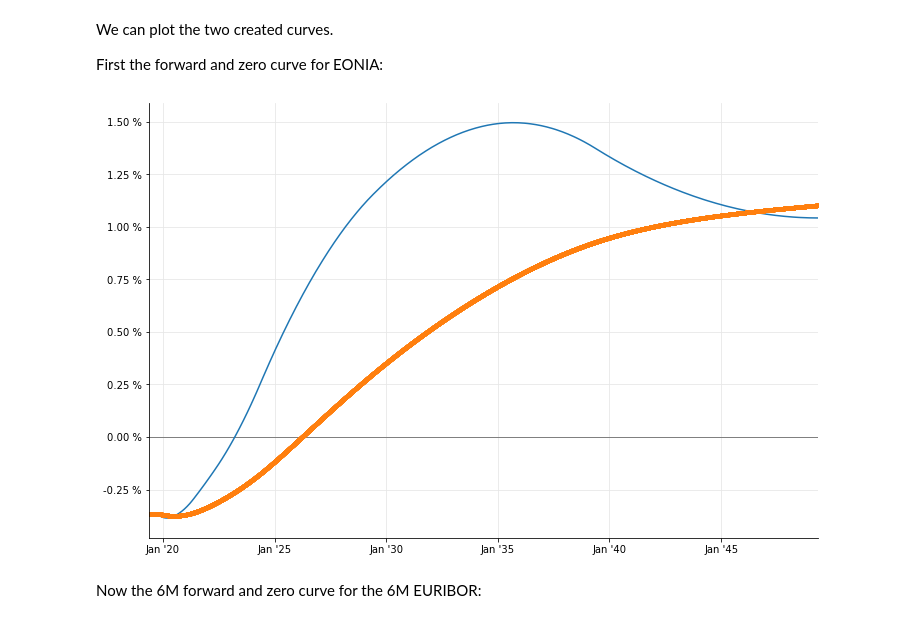
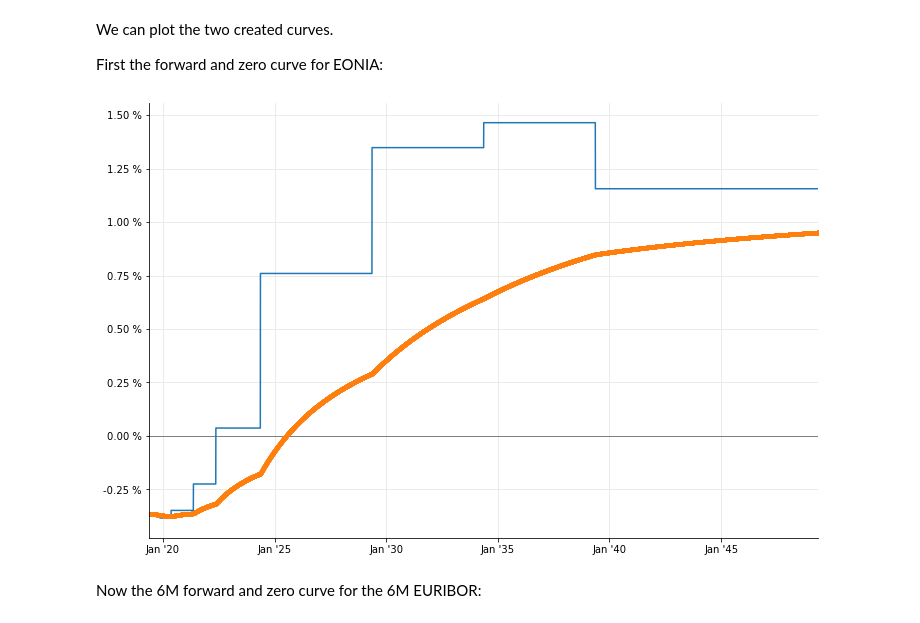
Before and after one commit to ahoecherl/SA_CCR_Allocation, a Jupyter notebook: Exploring Quantlib/Par Sensitivities of a swap.ipynb, the cells around one changed output. Drawn from its saved outputs; the diff is of its cells as text; code cells hidden in the pictures.

```diff
--- a/Exploring Quantlib/Par Sensitivities of a swap.ipynb
+++ b/Exploring Quantlib/Par Sensitivities of a swap.ipynb
@@ -39,7 +39,7 @@ ois_helpers = []
 for tenor, quote in ois_quotes.items():
     ois_helpers.append(ql.OISRateHelper(2, tenor, ql.QuoteHandle(quote), eonia_index))
 
-eonia_curve = ql.PiecewiseLogCubicDiscount(2, ql.TARGET(), ois_helpers, ql.Actual360())
+eonia_curve = ql.PiecewiseFlatForward(2, ql.TARGET(), ois_helpers, ql.Actual360())
 eonia_curve.enableExtrapolation()
 # %% [markdown]
 The EURIBOR 6M curve is built from today's 6M fixing and a couple of fixed float swap quotes.
@@ -88,17 +88,17 @@ First the forward and zero curve for EONIA:
 # %%
 from quantlibpythoncookbook_extras import utils
 
 end= today+ql.Period(30, ql.Years)
 dates= [ql.Date(serial) for serial in range(ql.TARGET().advance(today, 2, ql.Days).serialNumber(), end.serialNumber()+1)]
-forward_rates = [eonia_curve.forwardRate(d, ql.TARGET().advance(d,1,ql.Days), ql.Actual360(), ql.Simple).rate() for d in dates]
-zero_rates = [eonia_curve.zeroRate(d, ql.Actual360(), ql.Simple).rate() for d in dates]
+forward_rates = [eonia_curve.forwardRate(d, ql.TARGET().advance(d,1,ql.Days), ql.Actual360(), ql.Continuous).rate() for d in dates]
+zero_rates = [eonia_curve.zeroRate(d, ql.Actual360(), ql.Continuous).rate() for d in dates]
 
 _, ax = utils.plot()
 utils.highlight_x_axis(ax)
 utils.plot_curve(ax, dates, [(forward_rates, '-')], format_rates=True)
 utils.plot_curve(ax, dates, [(zero_rates, '.')], format_rates=True)
 # %% [output]
-[figure, old version]
+[figure, new version]
 # %% [markdown]
 Now the 6M forward and zero curve for the 6M EURIBOR:
 # %%
```
Also changed, not shown: parts of 7 cells of this notebook, 1 other file.
